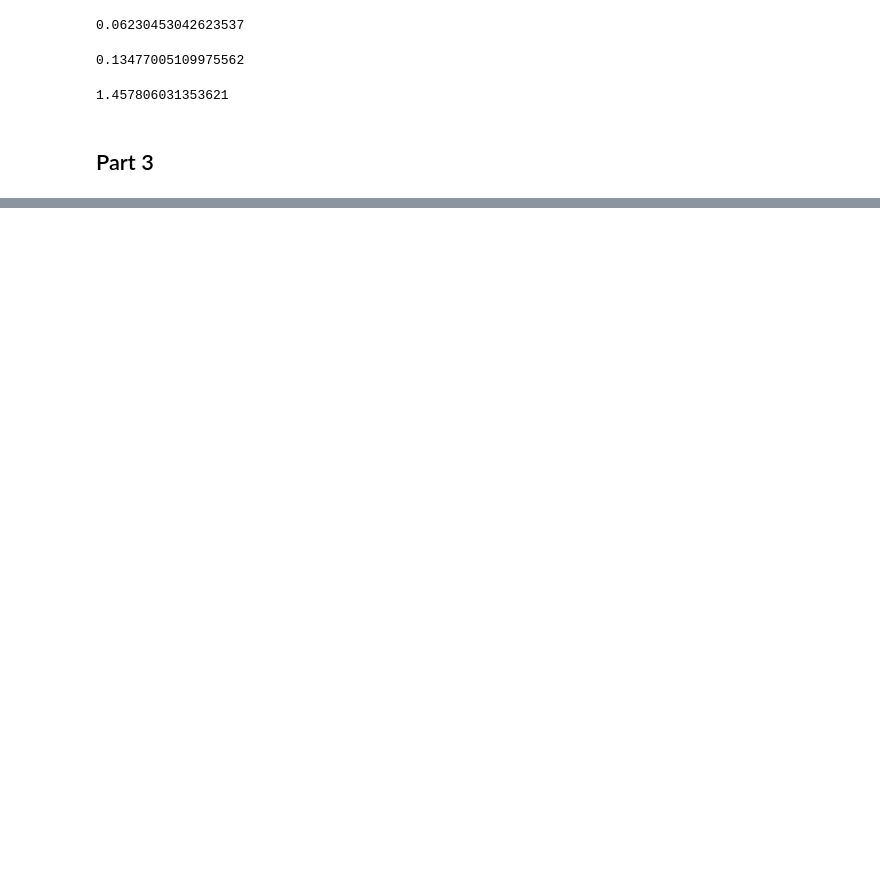
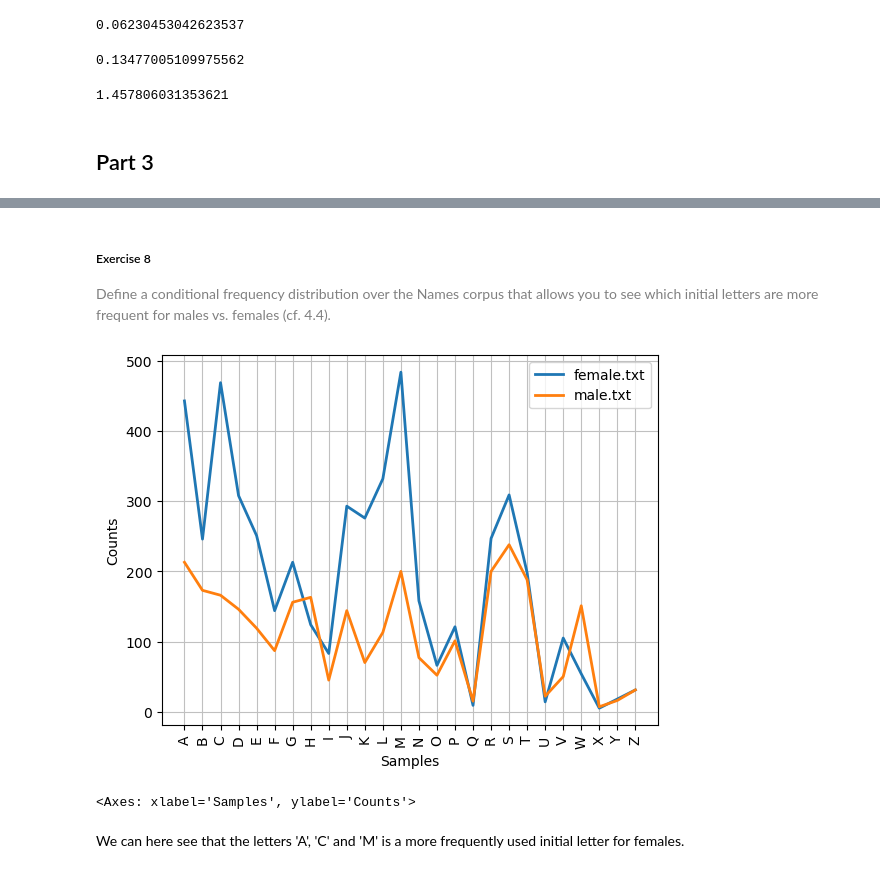
Before and after one commit to AleksandarLukic96/02805_Social_Graphs_and_Interactions, a Jupyter notebook: Exercise_solutions/Week_6.ipynb, the cells around one changed output, grey strips where cells are left out. Saved outputs shown, nothing was run; the diff lists cells and outputs as text; code cells hidden in the pictures; blank space fills up the shorter version.

```diff
--- a/Exercise_solutions/Week_6.ipynb
+++ b/Exercise_solutions/Week_6.ipynb
@@ -165,0 +192,16 @@ percentage(text4.count('a'), len(text4))
+# %% [markdown]
+##### Exercise 8
+
+<font color='gray'> Define a conditional frequency distribution over the Names corpus that allows you to see which initial letters are more frequent for males vs. females (cf. 4.4). </font>
+# %%
+names = nltk.corpus.names
+cfd = nltk.ConditionalFreqDist(
+        (fileid, name[0])
+        for fileid in names.fileids()
+        for name in names.words(fileid))
+cfd.plot()
+# %% [output]
+[figure, added]
+<Axes: xlabel='Samples', ylabel='Counts'>
+# %% [markdown]
+We can here see that the letters 'A', 'C' and 'M' is a more frequently used initial letter for females.
```
Also changed, not shown: parts of 17 cells of this notebook.
